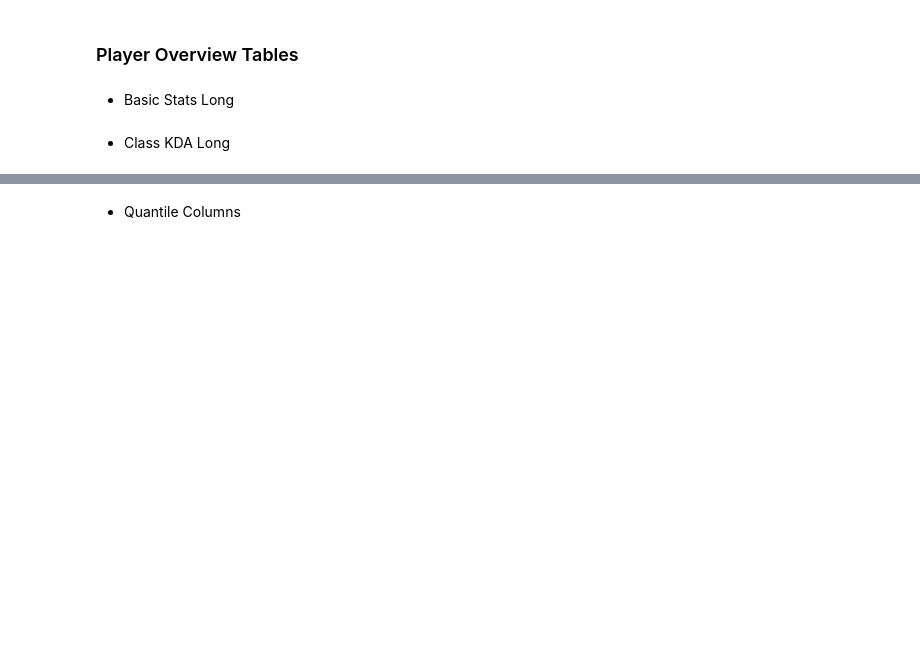
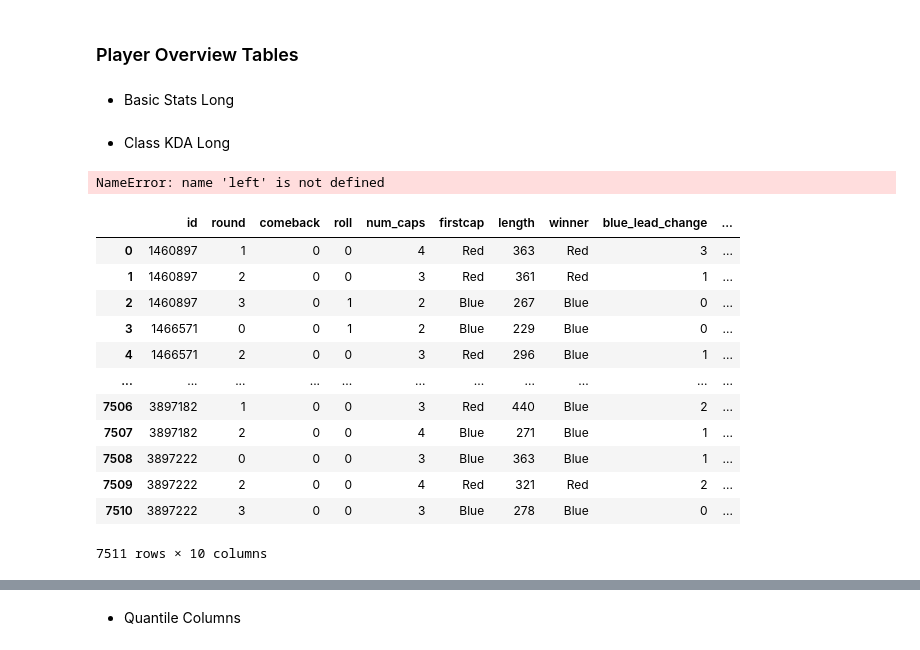
Before and after one commit to ebtrout/tf2_data_vis, a Jupyter notebook: codebase/datasets for vis.ipynb, the cells around one changed output, grey strips where cells are left out. Drawn from its saved outputs; the diff is of its cells as text; code cells hidden in the pictures; blank space fills up the shorter version.

```diff
--- a/codebase/datasets for vis.ipynb
+++ b/codebase/datasets for vis.ipynb
@@ -7,6 +7,9 @@ import numpy as np
 players = pd.read_csv("../data/players.csv")
 
 player_rounds = pd.read_csv("../data/player_rounds.csv")
+
+rounds = pd.read_csv("../data/rounds.csv")
+
 
 valid_ids = pd.read_csv("../data/valid_ids.csv")
 
@@ -252,3 +208,58 @@ for key in class_dict.keys():
 long_class = long_class.fillna(0)
 
 long_class.to_csv("../data/class_kda_long.csv")
+# %%
+# Lead changes
+koth_stats['blue_cap_time_lag'] = koth_stats['blue_cap_time'].shift(1).fillna(0)
+koth_stats['red_cap_time_lag'] = koth_stats['red_cap_time'].shift(1).fillna(0)
+
+
+koth_stats['leader'] = np.where(
+    koth_stats['blue_cap_time'] > koth_stats['red_cap_time'], 'Blue',
+    np.where(koth_stats['blue_cap_time'] < koth_stats['red_cap_time'], 'Red', "")
+)
+
+koth_stats['leader_lag'] = np.where(
+    koth_stats['blue_cap_time_lag'] > koth_stats['red_cap_time_lag'], 'Blue',
+    np.where(koth_stats['blue_cap_time_lag'] < koth_stats['red_cap_time_lag'], 'Red', "")
+)
+
+lead_changes_long = koth_stats[(koth_stats['leader'] != koth_stats['leader_lag'])
+            & (koth_stats['leader'] != "")
+              & (koth_stats['leader_lag'] != "")].copy()
+
+lead_changes_long['blue_lead_change'] = np.where(lead_changes_long['leader'] == 'Red',1,0)
+lead_changes_long['red_lead_change'] = np.where(lead_changes_long['leader'] == 'Blue',1,0)
+
+lead_changes = lead_changes_long.groupby(['id','round'])[['blue_lead_change','red_lead_change']].sum().reset_index()
+# %%
+koth_group = koth_stats.groupby(['id','round'])
+
+comeback = koth_group.first()['comeback'].reset_index()
+
+roll = koth_group.first()['roll'].reset_index().drop(['id','round'],axis = 1)
+
+num_caps = koth_group.first()['num_caps'].reset_index().drop(['id','round'],axis = 1)
+
+
+koth_rounds = pd.concat([comeback,roll,num_caps],axis =1)
+koth_rounds = koth_rounds.merge(rounds[['id','round','firstcap','length','winner']],on = ['id','round'])
+koth_rounds = koth_rounds.merge(lead_changes,on = ['id','round'],how = 'left')
+# %% [output]
+NameError: name 'left' is not defined
+# %%
+koth_rounds
+# %% [output]
+|  | id | round | comeback | roll | num_caps | firstcap | length | winner | blue_lead_change | ... |
+| 0 | 1460897 | 1 | 0 | 0 | 4 | Red | 363 | Red | 3 | ... |
+| 1 | 1460897 | 2 | 0 | 0 | 3 | Red | 361 | Red | 1 | ... |
+| 2 | 1460897 | 3 | 0 | 1 | 2 | Blue | 267 | Blue | 0 | ... |
+| 3 | 1466571 | 0 | 0 | 1 | 2 | Blue | 229 | Blue | 0 | ... |
+| 4 | 1466571 | 2 | 0 | 0 | 3 | Red | 296 | Blue | 1 | ... |
+| ... | ... | ... | ... | ... | ... | ... | ... | ... | ... | ... |
+| 7506 | 3897182 | 1 | 0 | 0 | 3 | Red | 440 | Blue | 2 | ... |
+| 7507 | 3897182 | 2 | 0 | 0 | 4 | Blue | 271 | Blue | 1 | ... |
+| 7508 | 3897222 | 0 | 0 | 0 | 3 | Blue | 363 | Blue | 1 | ... |
+| 7509 | 3897222 | 2 | 0 | 0 | 4 | Red | 321 | Red | 2 | ... |
+| 7510 | 3897222 | 3 | 0 | 0 | 3 | Blue | 278 | Blue | 0 | ... |
+7511 rows × 10 columns
```
Also changed, not shown: parts of 2 cells of this notebook, 10 other files.
